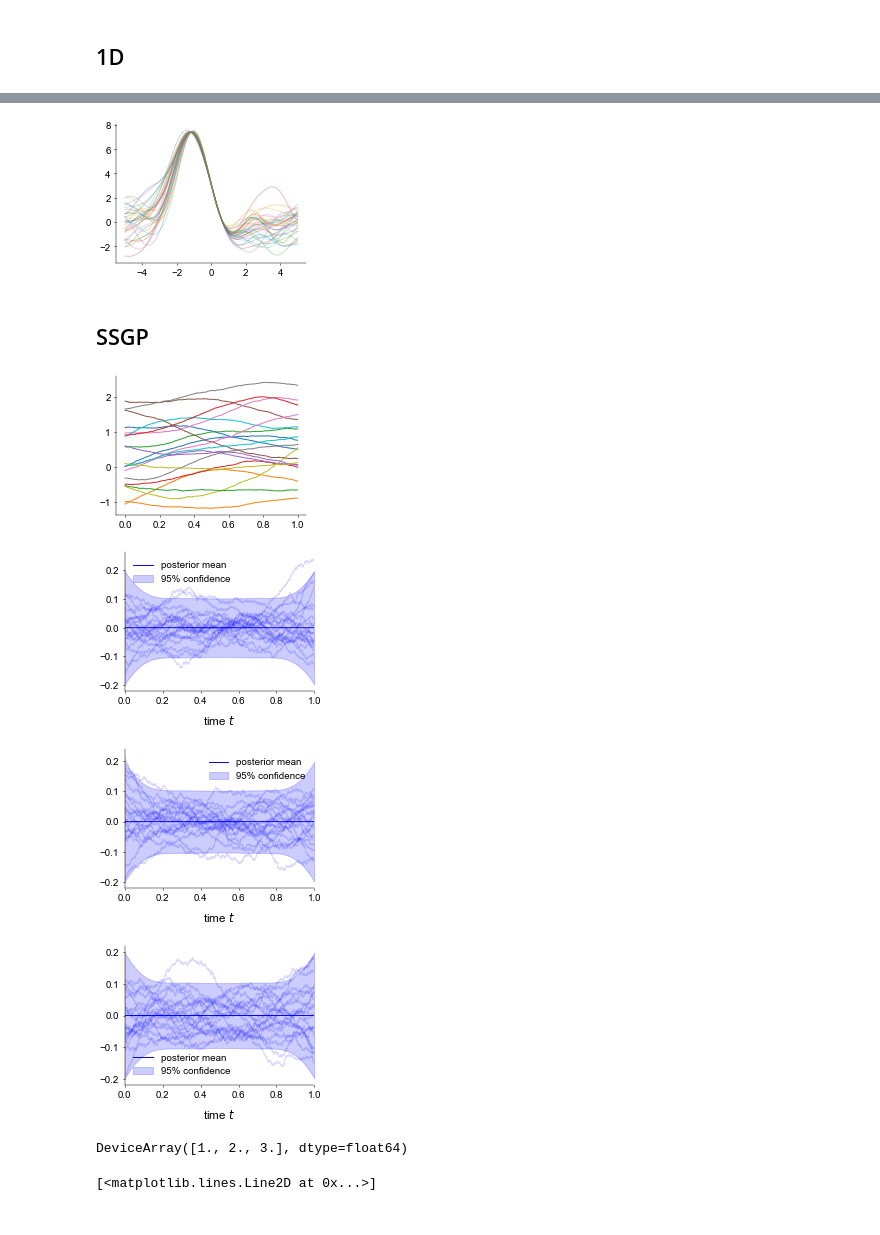
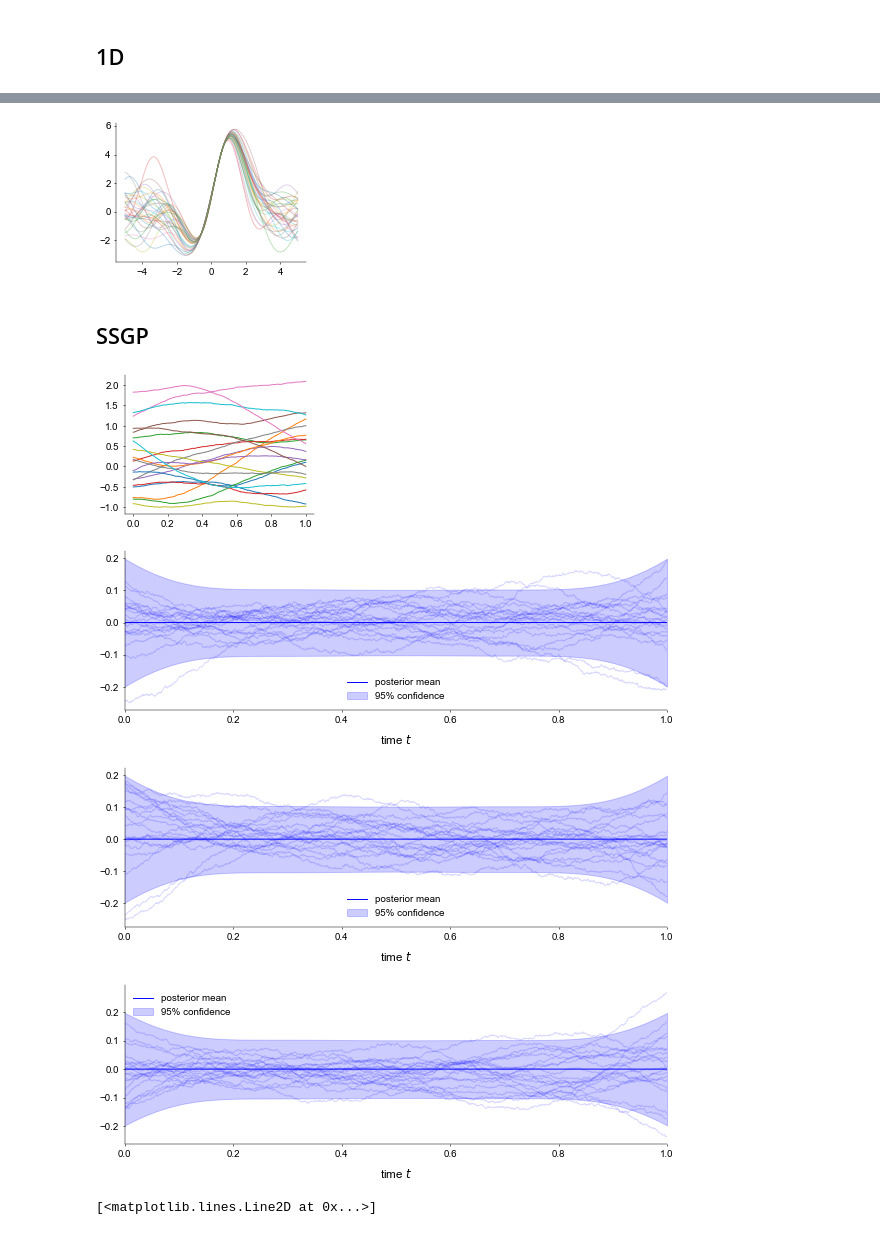
Before and after one commit to davindicode/nonparametric-nonrenewal-process, a Jupyter notebook: notebooks/GPR_1D.ipynb, the cells around one changed output, grey strips where cells are left out. Cells and saved outputs as stored; diff of their text form; code cells hidden in the pictures.

```diff
--- a/notebooks/GPR_1D.ipynb
+++ b/notebooks/GPR_1D.ipynb
@@ -25,7 +25,7 @@ import optax
 
 jax.config.update('jax_platform_name', 'cpu')
 #jax.config.update('jax_disable_jit', True)
-jax.config.update("jax_enable_x64", True)
+#jax.config.update("jax_enable_x64", True)
 
 #import os
 #if not os.path.exists('./saves'):
@@ -129,7 +129,7 @@ tr = list(range(num_samps))
 plt.plot(xx_[0, f_dim, :, x_dim], qf_x_[tr, f_dim, :].T, alpha=0.3)
 plt.show()
 # %% [output]
-[figure, old version]
+[figure, new version]
 # %% [markdown]
 <a id='ssgp'></a>
 ## SSGP
@@ -154,7 +154,7 @@ Tsteps = 1000
 site_locs = np.linspace(0., 1., Tsteps)  # s
 #timedata = (jnp.array(t), jnp.diff(t)[:1])
 
-evalsteps = 3000
+evalsteps = 2000
 t_eval = jnp.linspace(0.0, 1.0, evalsteps)
 
 
@@ -172,7 +172,7 @@ prior_samples = state_space.sample_prior(
 
 
 post_mean, post_cov, _ = state_space.evaluate_posterior(
-    t_eval, mean_only=False, compute_KL=False, jitter=1e-8)
+    t_eval, mean_only=False, compute_KL=False, jitter=1e-6)
 post_mean = post_mean[..., 0]
 
 post_samples, _ = state_space.sample_posterior(
@@ -185,29 +185,25 @@ for n in range(num_samps):
 
 plt.show()
 # %% [output]
-[figure, old version]
+[figure, new version]
 # %%
 post_var = post_cov[:, np.arange(state_space.markov_kernel.out_dims), np.arange(state_space.markov_kernel.out_dims)]
-lb = post_mean - 1.96 * post_var ** 0.5
-ub = post_mean + 1.96 * post_var ** 0.5
+lb = post_mean - 1.96 * np.sqrt(post_var)
+ub = post_mean + 1.96 * np.sqrt(post_var)
 
 for plot_out in range(state_space.markov_kernel.out_dims):
-    plt.figure()
+    plt.figure(figsize=(10,3))
     plt.plot(t_eval, post_mean[:, plot_out], 'b', label='posterior mean')
     plt.fill_between(t_eval, lb[:, plot_out], ub[:, plot_out], color='b', alpha=0.2, label='95% confidence')
     plt.plot(t_eval, post_samples[..., plot_out, 0].T, 'b', alpha=0.15)
     plt.xlim([t_eval[0], t_eval[-1]])
     plt.legend()
     plt.xlabel('time $t$')
     plt.show()
 # %% [output]
-[figure, old version]
+[figure, new version]
-[figure, old version]
+[figure, new version]
-[figure, old version]
+[figure, new version]
-# %%
-jnp.cumsum(jnp.ones(3))
-# %% [output]
-DeviceArray([1., 2., 3.], dtype=float64)
 # %%
 t = jnp.linspace(0, 100, 100)
 tau, dtau_dt = lib.likelihoods.warping.time_transform(t, t0=10.)
```
Also changed, not shown: parts of 20 cells of this notebook, 11 other files.
